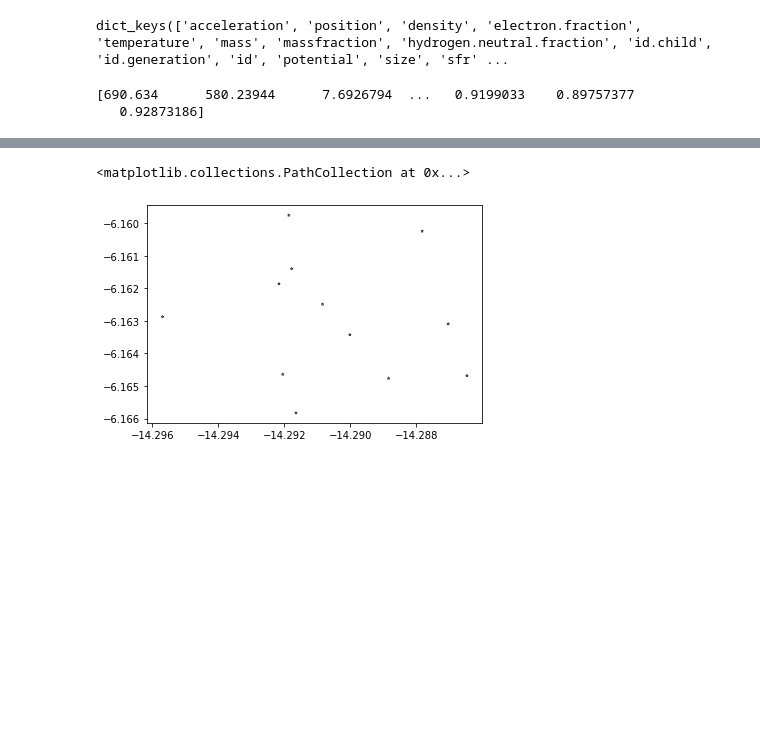
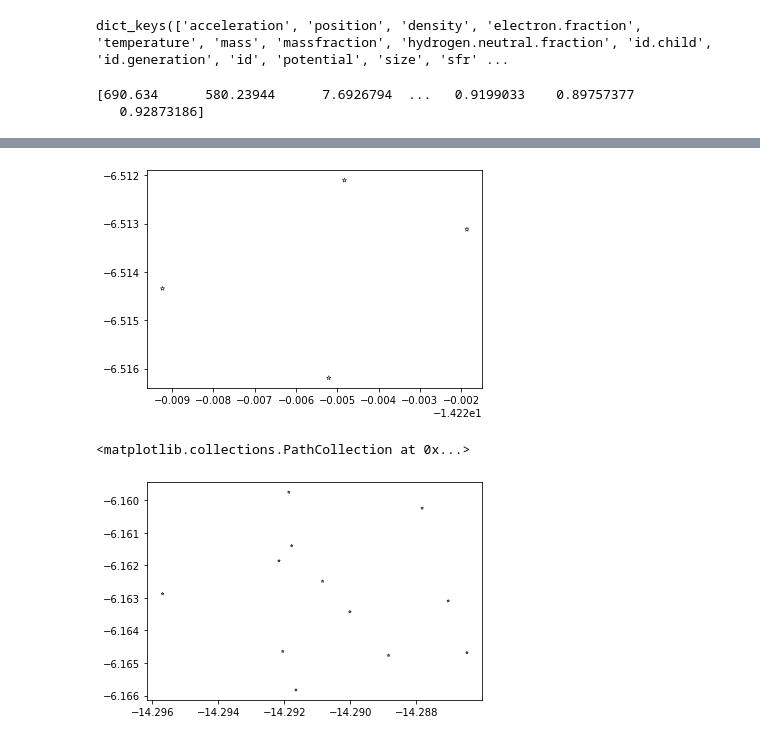
Before and after one commit to sumbarger/GMC_code, a Jupyter notebook: GMC_multiple_image.ipynb, the cells around one changed output, grey strips where cells are left out. Saved outputs shown, nothing was run; the diff lists cells and outputs as text; code cells hidden in the pictures; blank space fills up the shorter version.

```diff
--- a/GMC_multiple_image.ipynb
+++ b/GMC_multiple_image.ipynb
@@ -939,10 +966,14 @@ sz621 = part621['star'].prop('host.distance.principal.cartesian')[:,2]
 
 test_index621 = [] #We are going to figure out where each id is in the full long list. We are going to put their locations in this list
 for i in range(len(test_id)):
-    keep = np.where(test_id[i] == full_id621)
-    keep0 = keep[0]
-    #print(keep0)
-    test_index621.append(keep0[0])
+    keep621 = np.where(test_id[i] == full_id621)
+    if len(keep621[0]) > 0:
+        keep621 = keep621[0]
+        #print(keep621)
+        test_index621.append(keep621[0])
+
+    else:
+        print(test_id[i])
 
 cl_sx621 = sx621[test_index621]
 cl_sy621 = sy621[test_index621]
@@ -951,3 +1000,14 @@ cl_sz621 = sz621[test_index621]
+# %%
+fig1, ax = plt.subplots() #sets up plot
+
+plt.scatter(cl_sx621, cl_sy621, s=20, marker='*', edgecolors='k',facecolors='none',linewidth=0.5)
+#ax.get_xaxis().set_visible(False)
+#ax.get_yaxis().set_visible(False)
+plt.savefig('star_cluster_621.png')#,bbox_inches='tight')
+plt.savefig('star_cluster_621.pdf')
+plt.show()
+# %% [output]
+[figure, added]
 # %%
 #we've loaded the very last snapshot 623 above
 #we want to figure out which stars are the stars in the cluster we identified at 622
```
Also changed, not shown: parts of 8 cells of this notebook.
